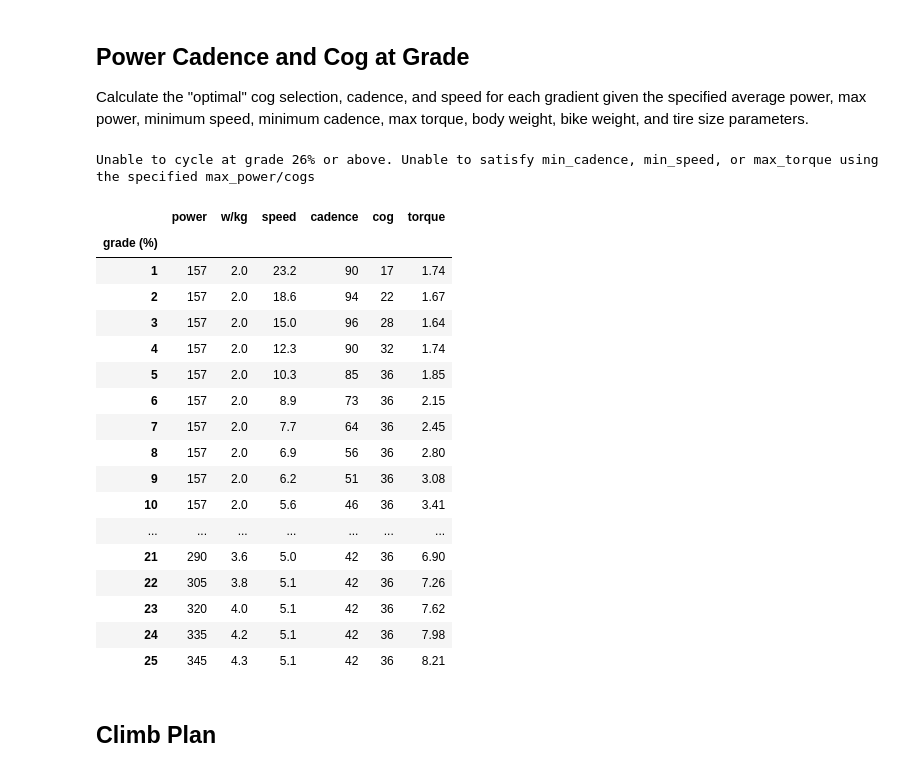
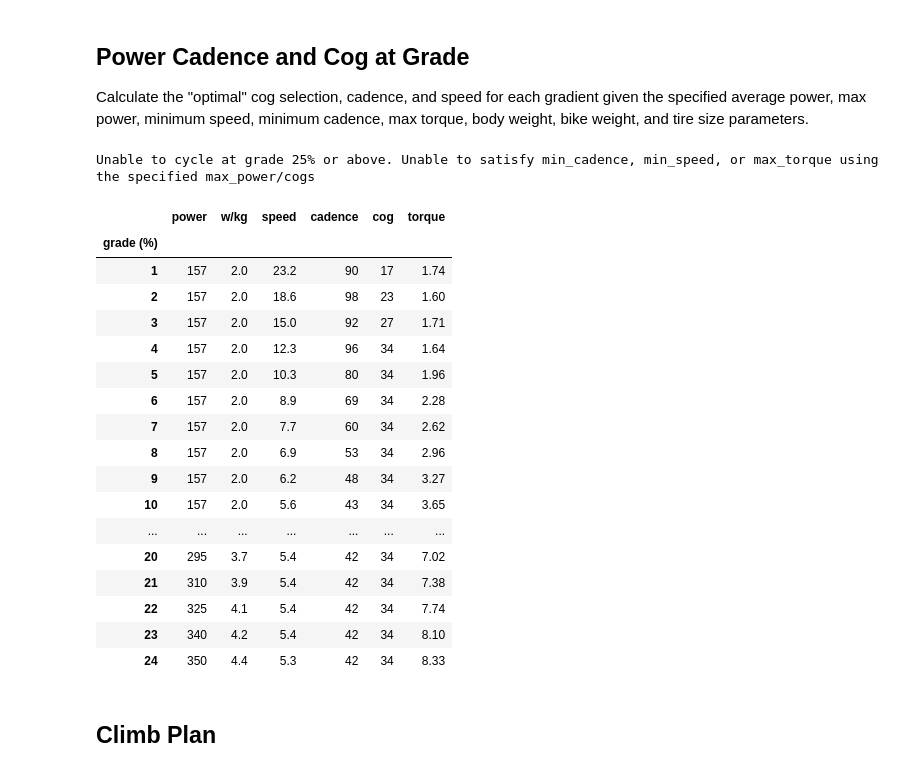
Before and after one commit to bennylp/zwift-training, a Jupyter notebook: Bike Calculator.ipynb, the cells around one changed output. Cells and saved outputs as stored; diff of their text form; code cells hidden in the pictures.

```diff
--- a/Bike Calculator.ipynb
+++ b/Bike Calculator.ipynb
@@ -521,30 +610,30 @@ def power_cadence_cog_at_grade(avg_power, max_power, min_speed, min_cadence,
 # %%
 # Test
 power_cadence_cog_at_grade(AVG_POWER, MAX_POWER, MIN_SPEED, MIN_CADENCE,
-                           CHAINRING, CASSETTES['11-36T'], MAX_TORQUE,
+                           CHAINRING, CASSETTE, MAX_TORQUE,
                            body_weight=BODY_WEIGHT, bike_weight=BIKE_WEIGHT,
                            min_grade=1, max_grade=30,
                            tire_size=TIRE_SIZE)
 # %% [output]
-Unable to cycle at grade 26% or above. Unable to satisfy min_cadence, min_speed, or max_torque using the specified max_power/cogs
+Unable to cycle at grade 25% or above. Unable to satisfy min_cadence, min_speed, or max_torque using the specified max_power/cogs
 |  | power | w/kg | speed | cadence | cog | torque |
 | grade (%) |  |  |  |  |  |  |
 | 1 | 157 | 2.0 | 23.2 | 90 | 17 | 1.74 |
-| 2 | 157 | 2.0 | 18.6 | 94 | 22 | 1.67 |
-| 3 | 157 | 2.0 | 15.0 | 96 | 28 | 1.64 |
-| 4 | 157 | 2.0 | 12.3 | 90 | 32 | 1.74 |
-| 5 | 157 | 2.0 | 10.3 | 85 | 36 | 1.85 |
-| 6 | 157 | 2.0 | 8.9 | 73 | 36 | 2.15 |
-| 7 | 157 | 2.0 | 7.7 | 64 | 36 | 2.45 |
-| 8 | 157 | 2.0 | 6.9 | 56 | 36 | 2.80 |
-| 9 | 157 | 2.0 | 6.2 | 51 | 36 | 3.08 |
-| 10 | 157 | 2.0 | 5.6 | 46 | 36 | 3.41 |
+| 2 | 157 | 2.0 | 18.6 | 98 | 23 | 1.60 |
+| 3 | 157 | 2.0 | 15.0 | 92 | 27 | 1.71 |
+| 4 | 157 | 2.0 | 12.3 | 96 | 34 | 1.64 |
+| 5 | 157 | 2.0 | 10.3 | 80 | 34 | 1.96 |
+| 6 | 157 | 2.0 | 8.9 | 69 | 34 | 2.28 |
+| 7 | 157 | 2.0 | 7.7 | 60 | 34 | 2.62 |
+| 8 | 157 | 2.0 | 6.9 | 53 | 34 | 2.96 |
+| 9 | 157 | 2.0 | 6.2 | 48 | 34 | 3.27 |
+| 10 | 157 | 2.0 | 5.6 | 43 | 34 | 3.65 |
 | ... | ... | ... | ... | ... | ... | ... |
-| 21 | 290 | 3.6 | 5.0 | 42 | 36 | 6.90 |
-| 22 | 305 | 3.8 | 5.1 | 42 | 36 | 7.26 |
-| 23 | 320 | 4.0 | 5.1 | 42 | 36 | 7.62 |
-| 24 | 335 | 4.2 | 5.1 | 42 | 36 | 7.98 |
-| 25 | 345 | 4.3 | 5.1 | 42 | 36 | 8.21 |
+| 20 | 295 | 3.7 | 5.4 | 42 | 34 | 7.02 |
+| 21 | 310 | 3.9 | 5.4 | 42 | 34 | 7.38 |
+| 22 | 325 | 4.1 | 5.4 | 42 | 34 | 7.74 |
+| 23 | 340 | 4.2 | 5.4 | 42 | 34 | 8.10 |
+| 24 | 350 | 4.4 | 5.3 | 42 | 34 | 8.33 |
 # %% [markdown]
 ## Climb Plan
 # %%
```
Also changed, not shown: parts of 10 cells of this notebook, 1 other file.
